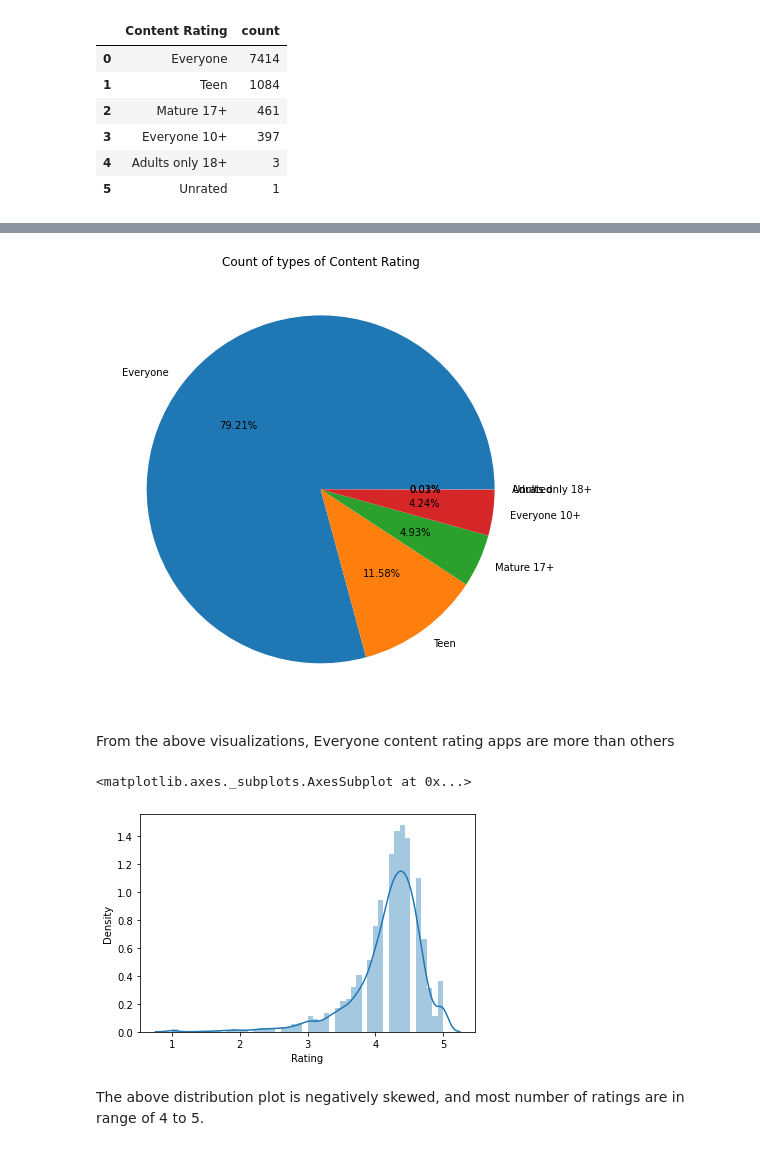
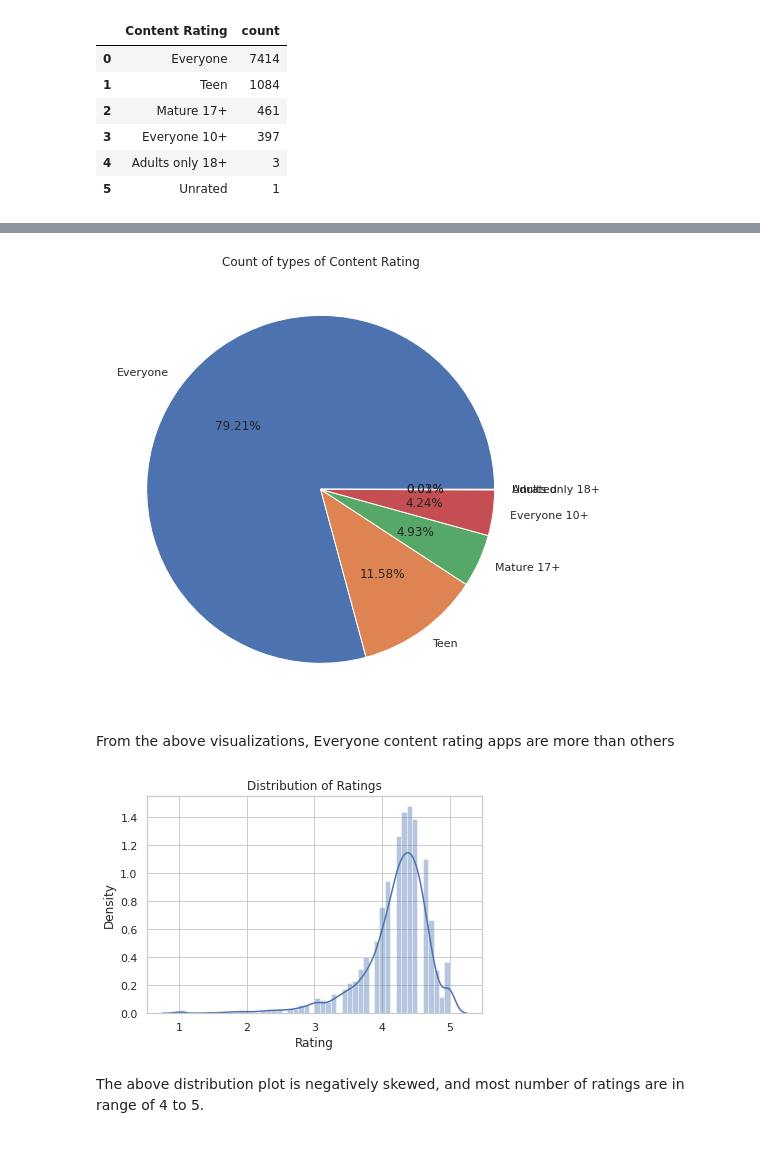
Before and after one commit to ahmedshaik982/Play_Store_App_Review_Analysis, a Jupyter notebook: Play_Store_App_Review_Analysis_Capstone_Project.ipynb, the cells around one changed output, grey strips where cells are left out. Saved outputs shown, nothing was run; the diff lists cells and outputs as text; code cells hidden in the pictures.

```diff
--- a/Play_Store_App_Review_Analysis_Capstone_Project.ipynb
+++ b/Play_Store_App_Review_Analysis_Capstone_Project.ipynb
@@ -22,6 +22,7 @@ import pandas as pd
 import numpy as np
 import matplotlib.pyplot as plt
 import seaborn as sns
+sns.set(style = 'whitegrid')
 # %%
 # Mounting drive
 from google.colab import drive
@@ -576,15 +577,16 @@ plt.pie(cr['count'], labels = cr['Content Rating'],  autopct='%1.2f%%')
 plt.title('Count of types of Content Rating')
 plt.show()
 # %% [output]
-[figure, old version]
+[figure, new version]
 # %% [markdown]
 From the above visualizations, Everyone content rating apps are more than others
 # %%
 # DIstribution of ratings
 sns.distplot(new_data_app['Rating'])
+plt.title('Distribution of Ratings')
+plt.show()
 # %% [output]
-<matplotlib.axes._subplots.AxesSubplot at 0x...>
-[figure, old version]
+[figure, new version]
 # %% [markdown]
 The above distribution plot is negatively skewed, and most number of ratings are in range of 4 to 5.
 # %%
```
Also changed, not shown: parts of 50 cells of this notebook.
